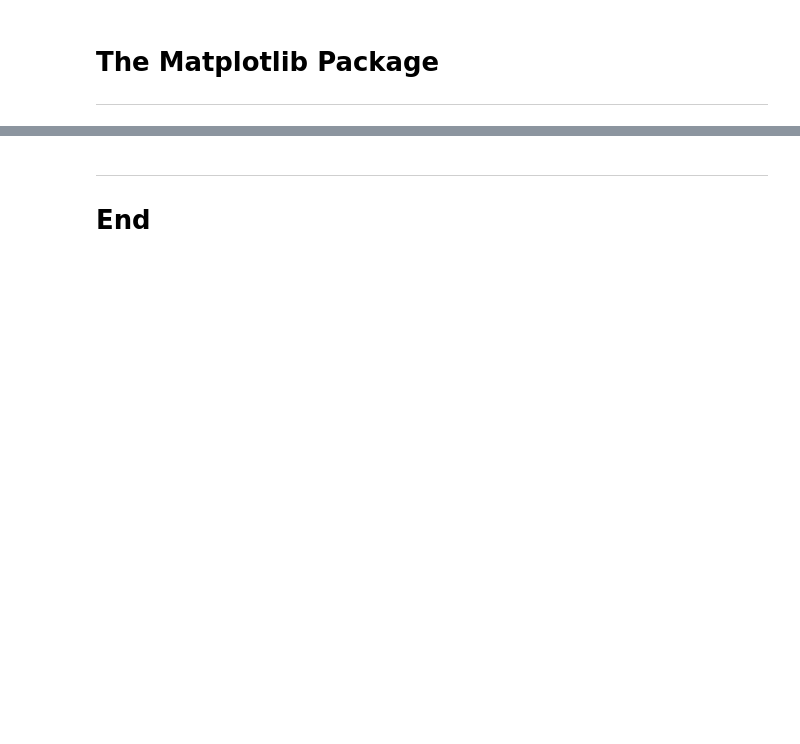
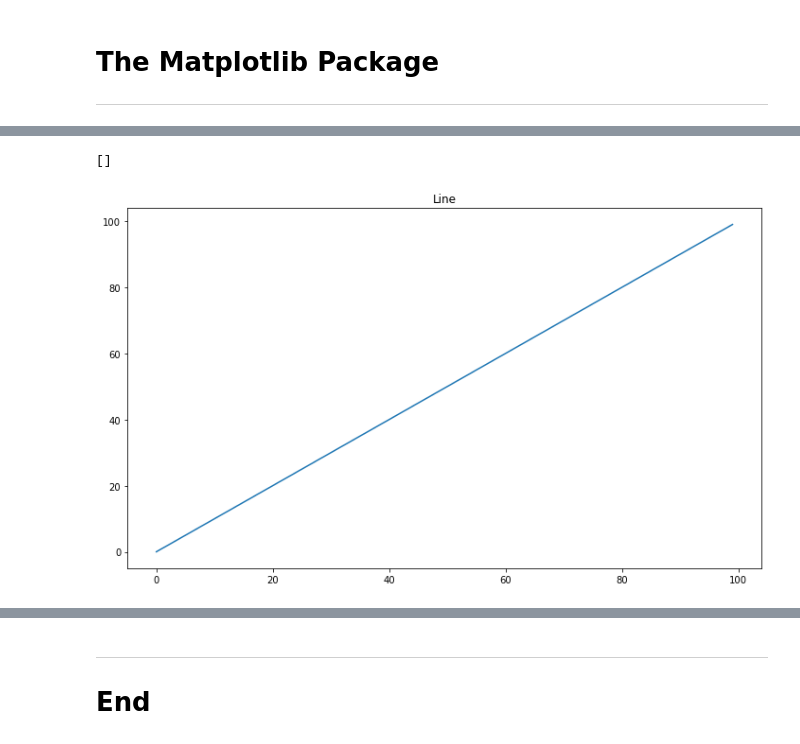
Before and after one commit to RYANCOX00/Fundamentals_of_DA, a Jupyter notebook: pyplot.ipynb, the cells around one changed output, grey strips where cells are left out. Drawn from its saved outputs; the diff is of its cells as text; code cells hidden in the pictures; blank space fills up the shorter version.

```diff
--- a/pyplot.ipynb
+++ b/pyplot.ipynb
@@ -14,3 +30,12 @@ import numpy as np
+# %%
+a = np.arange(100)
+fig, ax = plt.subplots()
+ax.plot(a)
+ax.set_title("Line")
+plt.plot()
+# %% [output]
+[]
+[figure, added]
 # %% [markdown]
 # References
 
```
Also changed, not shown: parts of 6 cells of this notebook, 1 other file.
